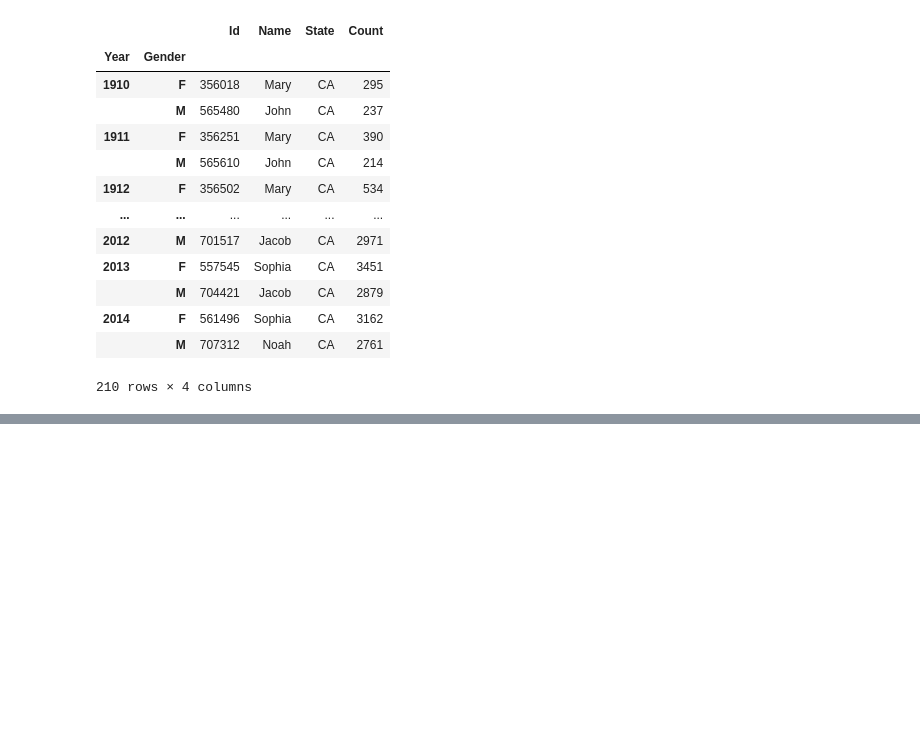
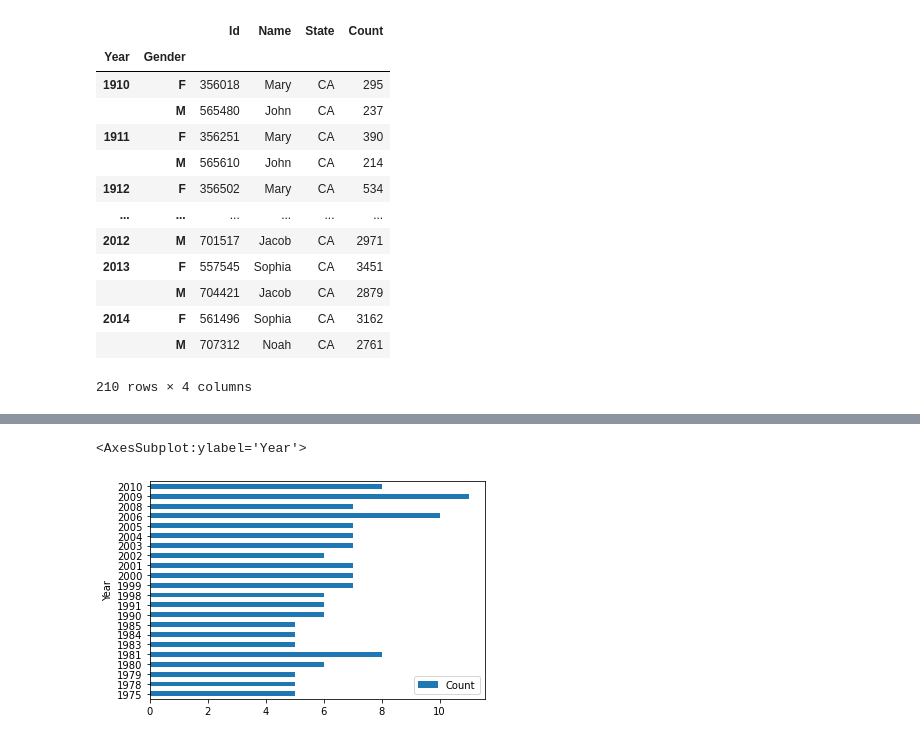
Before and after one commit to Chaliantosh/Dataanalysis-Visualizations, a Jupyter notebook: usbaby_names_usecase.ipynb, the cells around one changed output, grey strips where cells are left out. Drawn from its saved outputs; the diff is of its cells as text; code cells hidden in the pictures; blank space fills up the shorter version.

```diff
--- a/usbaby_names_usecase.ipynb
+++ b/usbaby_names_usecase.ipynb
@@ -186,0 +189,3 @@ ca_grouped
+# %%
+us_sant = us_babies.loc[us_babies['Name'] == 'Santosh', :]
+us_sant
@@ -186,0 +210,5 @@ ca_grouped
+# %%
+us_sant.plot.barh(x='Year',y='Count')
+# %% [output]
+<AxesSubplot:ylabel='Year'>
+[figure, added]
```
Also changed, not shown: parts of 2 cells of this notebook.
